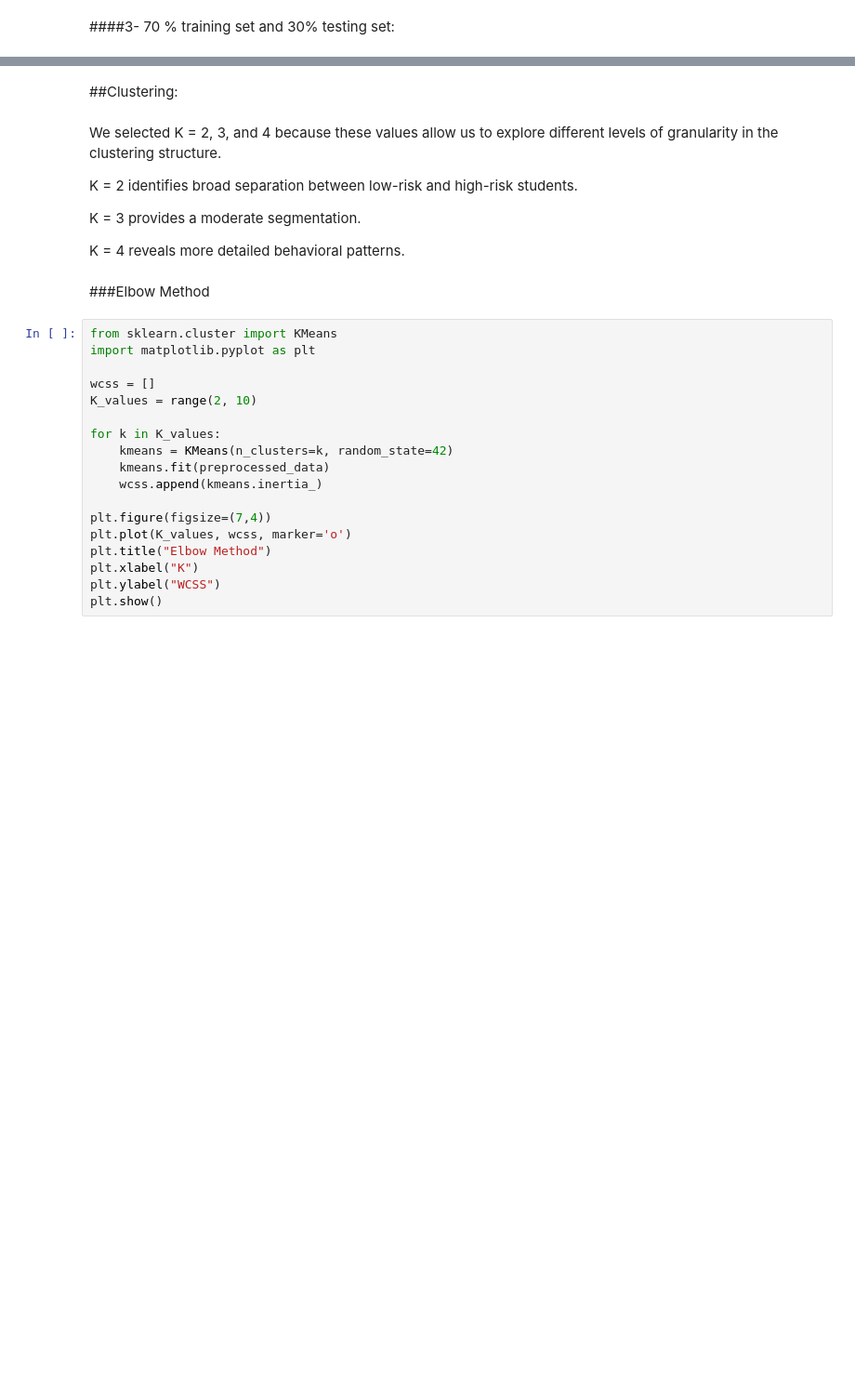
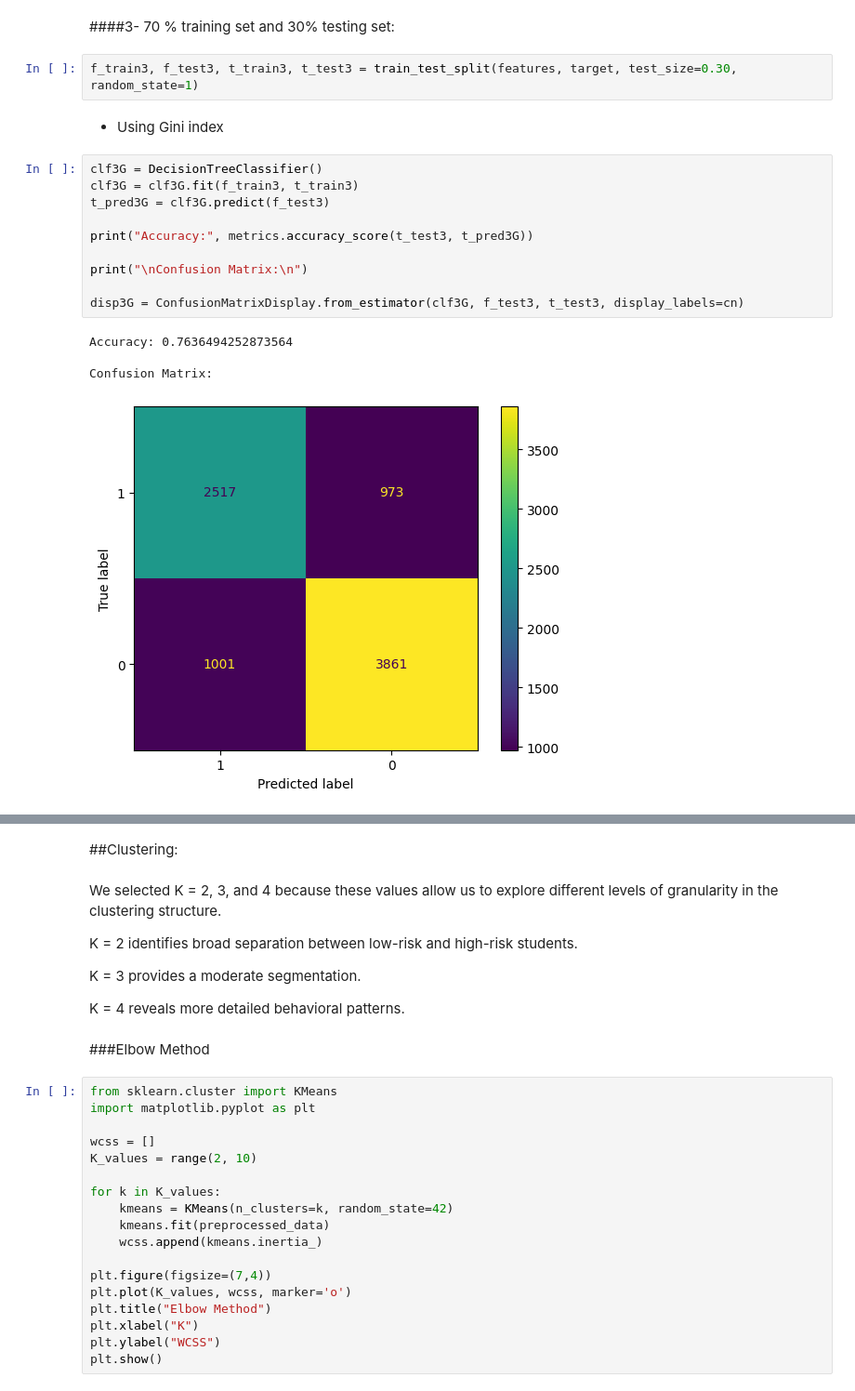
Before and after one commit to Deem-KSU/IT326-Group1-56546, a Jupyter notebook: Phase3.ipynb, the cells around one changed output, grey strips where cells are left out. Shown at 93% size. Cells and saved outputs as stored; diff of their text form; blank space fills up the shorter version.

```diff
--- a/Phase3.ipynb
+++ b/Phase3.ipynb
@@ -122,2 +122,21 @@ Confusion Matrix:
 # %% [markdown]
 ####3- 70 % training set and 30% testing set:
+# %%
+f_train3, f_test3, t_train3, t_test3 = train_test_split(features, target, test_size=0.30, random_state=1)
+# %% [markdown]
+* Using Gini index
+# %%
+clf3G = DecisionTreeClassifier()
+clf3G = clf3G.fit(f_train3, t_train3)
+t_pred3G = clf3G.predict(f_test3)
+
+print("Accuracy:", metrics.accuracy_score(t_test3, t_pred3G))
+
+print("\nConfusion Matrix:\n")
+
+disp3G = ConfusionMatrixDisplay.from_estimator(clf3G, f_test3, t_test3, display_labels=cn)
+# %% [output]
+Accuracy: 0.7636494252873564
+
+Confusion Matrix:
+[figure, added]
```
Also changed, not shown: parts of 6 cells of this notebook.
